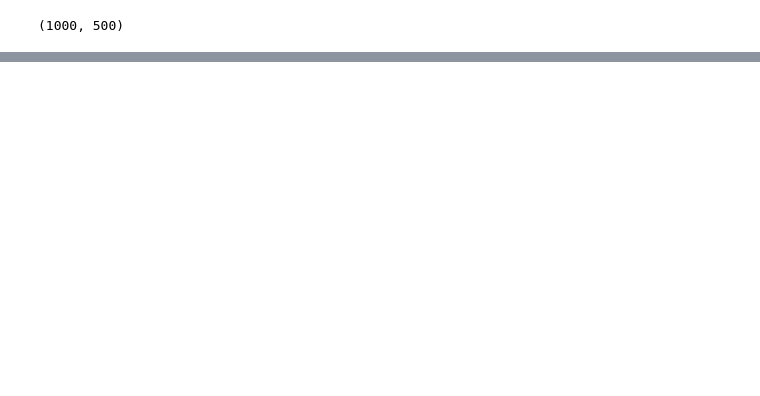
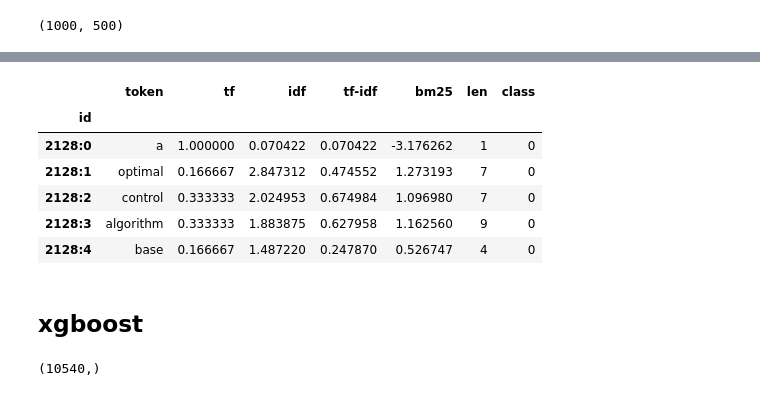
Before and after one commit to MartinXPN/Tecnico, a Jupyter notebook: InformationProcessing/Project1/Project-exercise-4.ipynb, the cells around one changed output, grey strips where cells are left out. Cells and saved outputs as stored; diff of their text form; code cells hidden in the pictures; blank space fills up the shorter version.

Commit message:
Implemented classification based keyword extraction with xgboost

```diff
--- a/InformationProcessing/Project1/Project-exercise-4.ipynb
+++ b/InformationProcessing/Project1/Project-exercise-4.ipynb
@@ -7,6 +7,7 @@ import re
 import operator
 import json
 import numpy as np
+import pandas as pd
 from pathlib import Path
 from glob import glob
 from nltk import ngrams
@@ -14,8 +15,14 @@ from sklearn.datasets import fetch_20newsgroups
 from sklearn.feature_extraction.text import TfidfVectorizer
 from xml.etree import ElementTree
 from collections import Counter
+from math import log
 
 from tqdm import tqdm_notebook as tqdm
+
+pd.set_option('display.max_rows', 500)
+pd.set_option('display.max_columns', 500)
+pd.set_option('display.width', 1000)
+pd.set_option('display.max_colwidth', 500)
 # %%
 from nltk.stem.snowball import SnowballStemmer
 sno = SnowballStemmer('english')
@@ -48,0 +144,9 @@ len(train_sentences), len(test_sentences)
+# %%
+test_data = pd.DataFrame([
+    {'id': doc_id + ':' + str(i), 'token': candidate}
+    for doc_id, candidates in test_frequencies.items()
+        for i, candidate in enumerate(candidates)
+])
+test_data.set_index('id', inplace=True)
+print(test_data.shape)
+test_data.head()
@@ -48,0 +181,7 @@ len(train_sentences), len(test_sentences)
+# %%
+test_data['tf'] = [tf(d=i.split(':')[0], t=row['token'], frequencies=test_frequencies) for i, row in tqdm(test_data.iterrows(), total=len(test_data))]
+test_data['idf'] = [idf(t=row['token'], frequencies=test_frequencies) for i, row in tqdm(test_data.iterrows(), total=len(test_data))]
+test_data['tf-idf'] = test_data['tf'] * test_data['idf']
+test_data['bm25'] = [bm25(t=row['token'], d=i.split(':')[0], frequencies=test_frequencies, background_frequencies=train_frequencies) for i, row in tqdm(test_data.iterrows(), total=len(test_data))]
+test_data['len'] = [len(row['token']) for i, row in tqdm(test_data.iterrows(), total=len(test_data))]
+test_data.head()
@@ -48,0 +215,7 @@ len(train_sentences), len(test_sentences)
+# %%
+with open('ake-datasets/datasets/Inspec/references/test.uncontr.json', 'r') as f:
+    target = json.load(f)
+    target = {doc_id: [k[0] for k in keyphrases] for doc_id, keyphrases in target.items()}
+test_data['class'] = [int(row['token'] in target[i.split(':')[0]]) for i, row in tqdm(test_data.iterrows(), total=len(test_data))]
+test_data.head()
+# %% [output]
@@ -48,0 +223,9 @@ len(train_sentences), len(test_sentences)
+|  | token | tf | idf | tf-idf | bm25 | len | class |
+| id |  |  |  |  |  |  |  |
+| 2128:0 | a | 1.000000 | 0.070422 | 0.070422 | -3.176262 | 1 | 0 |
+| 2128:1 | optimal | 0.166667 | 2.847312 | 0.474552 | 1.273193 | 7 | 0 |
+| 2128:2 | control | 0.333333 | 2.024953 | 0.674984 | 1.096980 | 7 | 0 |
+| 2128:3 | algorithm | 0.333333 | 1.883875 | 0.627958 | 1.162560 | 9 | 0 |
+| 2128:4 | base | 0.166667 | 1.487220 | 0.247870 | 0.526747 | 4 | 0 |
+# %% [markdown]
+## xgboost
@@ -48,0 +243,4 @@ len(train_sentences), len(test_sentences)
+# %%
+y_train.shape
+# %% [output]
+(10540,)
```
Also changed, not shown: parts of 22 cells of this notebook, 1 other file.
